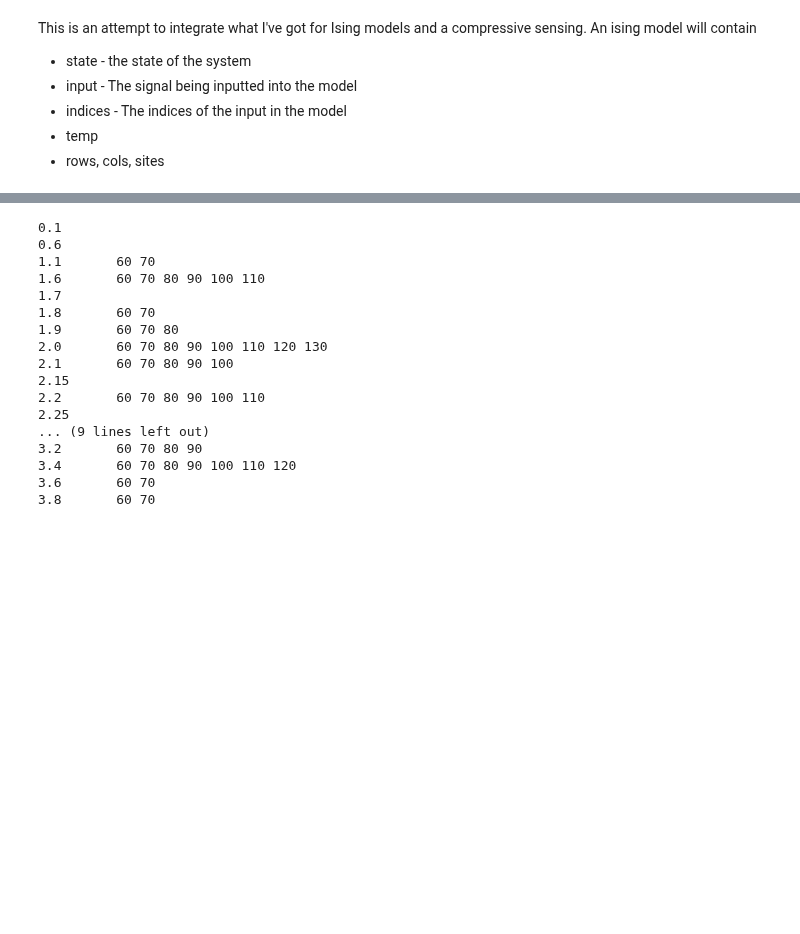
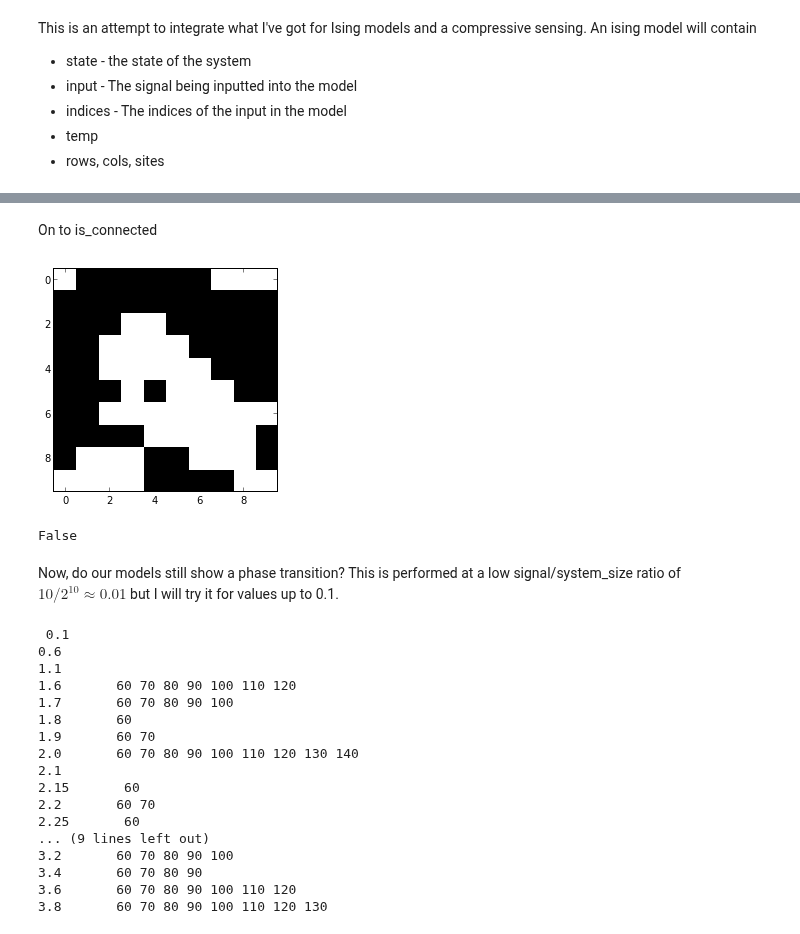
Before and after one commit to forrestsheldon/neurodynamics, a Jupyter notebook: Ising_CS.ipynb, the cells around one changed output, grey strips where cells are left out. Cells and saved outputs as stored; diff of their text form; code cells hidden in the pictures; blank space fills up the shorter version.

```diff
--- a/Ising_CS.ipynb
+++ b/Ising_CS.ipynb
@@ -271,4 +330,19 @@ crit = Ising_cs((40, 40), signal, fix, 100)
+# %% [markdown]
+On to is_connected
+# %%
+cs_test.set_temp(2.7)
+cs_test.gibbs(100 * cs_test.sites)
+cs_test.display()
+# %% [output]
+[figure, added]
+# %%
+cs_test.is_connected((6,6), (2,0))
+# %% [output]
+False
+# %% [markdown]
+Now, do our models still show a phase transition? This is performed at a low signal/system_size ratio of $10/2^{10}\approx 0.01$ but I will try it for values up to 0.1.
 # %%
+crit = Ising_cs((32, 32),signal, fix, 1)
 temprange = np.concatenate((np.arange(0.1, 1.6, 0.5), np.arange(1.6, 2.1, 0.1), np.arange(2.1, 2.4, 0.05),
                             np.arange(2.4, 2.99, 0.1), np.arange(3, 4, 0.2)))
 E_means = np.zeros_like(temprange)
@@ -278,23 +352,23 @@ for idx, t in enumerate(temprange):
     crit.set_temp(t)
     E_means[idx], E_vars[idx], discard = crit.energy_stat()
 # %% [output]
-0.1
+ 0.1
 0.6
-1.1       60 70
-1.6       60 70 80 90 100 110
-1.7
-1.8       60 70
-1.9       60 70 80
-2.0       60 70 80 90 100 110 120 130
-2.1       60 70 80 90 100
-2.15
-2.2       60 70 80 90 100 110
-2.25
+1.1
+1.6       60 70 80 90 100 110 120
+1.7       60 70 80 90 100
+1.8       60
+1.9       60 70
+2.0       60 70 80 90 100 110 120 130 140
+2.1
+2.15       60
+2.2       60 70
+2.25       60
 ... (9 lines left out)
-3.2       60 70 80 90
-3.4       60 70 80 90 100 110 120
-3.6       60 70
-3.8       60 70
+3.2       60 70 80 90 100
+3.4       60 70 80 90
+3.6       60 70 80 90 100 110 120
+3.8       60 70 80 90 100 110 120 130
 # %%
 fig1, axes1 = plt.subplots(1, 2, figsize=(15, 5))
 axes1[0].plot(temprange, E_means)
```
Also changed, not shown: parts of 37 cells of this notebook, 1 other file.
